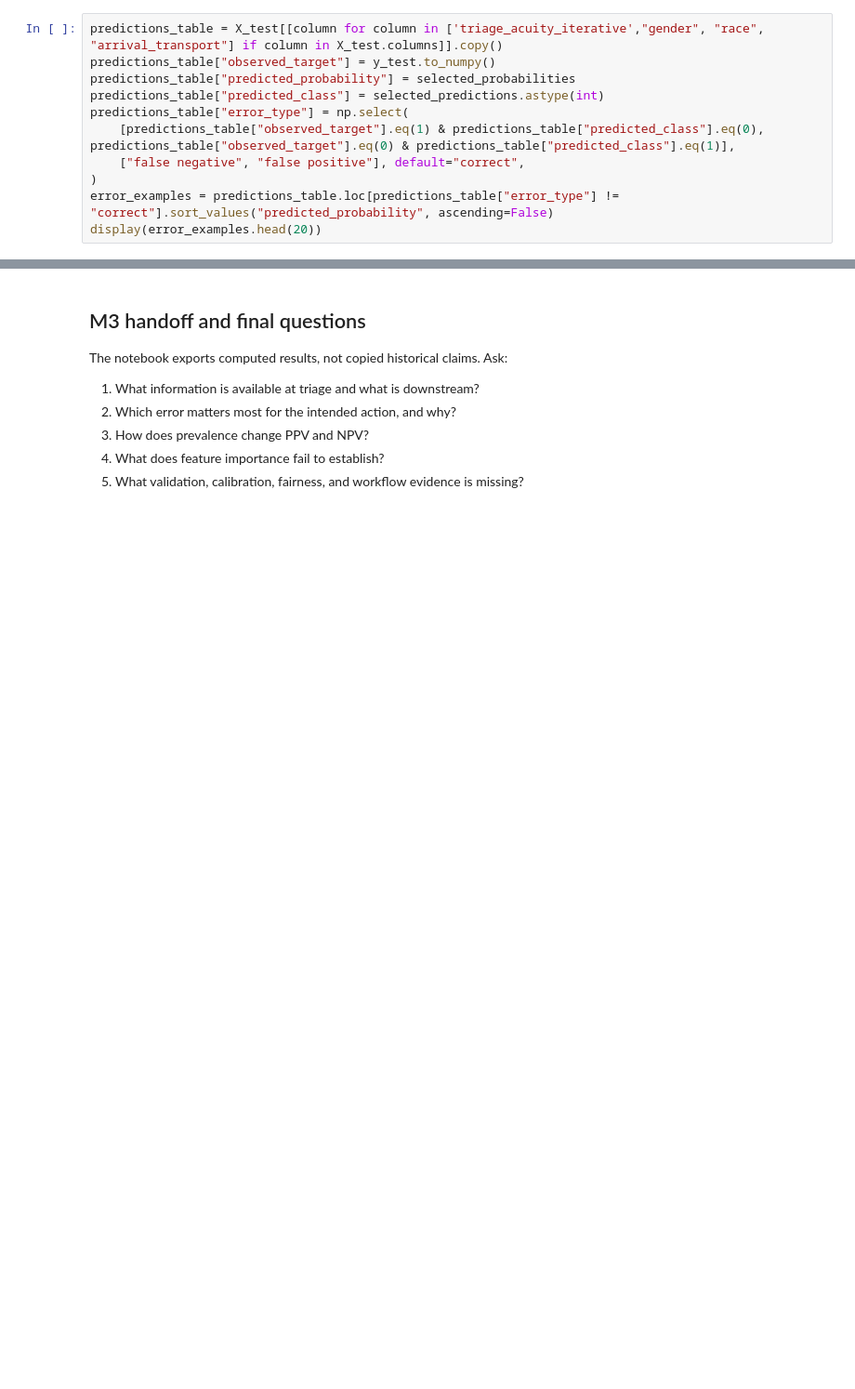
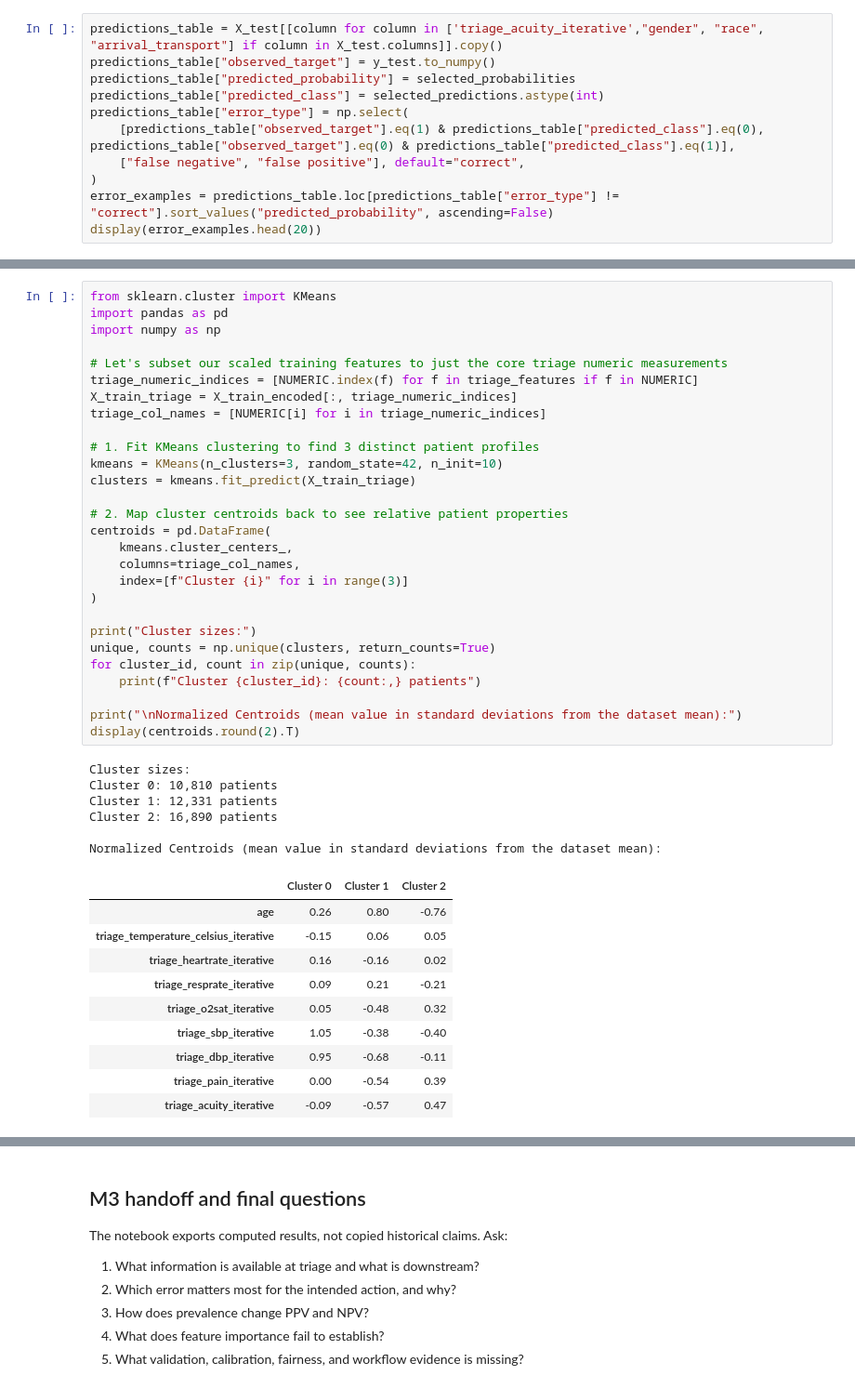
Before and after one commit to waziz786/MedML-toolbox, a Jupyter notebook: notebooks/03_M3_Critical_Outcome_Analysis.ipynb, the cells around one changed output, grey strips where cells are left out. Shown at 93% size. Cells and saved outputs as stored; diff of their text form; blank space fills up the shorter version.

```diff
--- a/notebooks/03_M3_Critical_Outcome_Analysis.ipynb
+++ b/notebooks/03_M3_Critical_Outcome_Analysis.ipynb
@@ -531,0 +614,45 @@ display(error_examples.head(20))
+# %%
+from sklearn.cluster import KMeans
+import pandas as pd
+import numpy as np
+
+# Let's subset our scaled training features to just the core triage numeric measurements
+triage_numeric_indices = [NUMERIC.index(f) for f in triage_features if f in NUMERIC]
+X_train_triage = X_train_encoded[:, triage_numeric_indices]
+triage_col_names = [NUMERIC[i] for i in triage_numeric_indices]
+
+# 1. Fit KMeans clustering to find 3 distinct patient profiles
+kmeans = KMeans(n_clusters=3, random_state=42, n_init=10)
+clusters = kmeans.fit_predict(X_train_triage)
+
+# 2. Map cluster centroids back to see relative patient properties
+centroids = pd.DataFrame(
+    kmeans.cluster_centers_,
+    columns=triage_col_names,
+    index=[f"Cluster {i}" for i in range(3)]
+)
+
+print("Cluster sizes:")
+unique, counts = np.unique(clusters, return_counts=True)
+for cluster_id, count in zip(unique, counts):
+    print(f"Cluster {cluster_id}: {count:,} patients")
+
+print("\nNormalized Centroids (mean value in standard deviations from the dataset mean):")
+display(centroids.round(2).T)
+# %% [output]
+Cluster sizes:
+Cluster 0: 10,810 patients
+Cluster 1: 12,331 patients
+Cluster 2: 16,890 patients
+
+Normalized Centroids (mean value in standard deviations from the dataset mean):
+|  | Cluster 0 | Cluster 1 | Cluster 2 |
+| age | 0.26 | 0.80 | -0.76 |
+| triage_temperature_celsius_iterative | -0.15 | 0.06 | 0.05 |
+| triage_heartrate_iterative | 0.16 | -0.16 | 0.02 |
+| triage_resprate_iterative | 0.09 | 0.21 | -0.21 |
+| triage_o2sat_iterative | 0.05 | -0.48 | 0.32 |
+| triage_sbp_iterative | 1.05 | -0.38 | -0.40 |
+| triage_dbp_iterative | 0.95 | -0.68 | -0.11 |
+| triage_pain_iterative | 0.00 | -0.54 | 0.39 |
+| triage_acuity_iterative | -0.09 | -0.57 | 0.47 |
```
Also changed, not shown: parts of 17 cells of this notebook.
